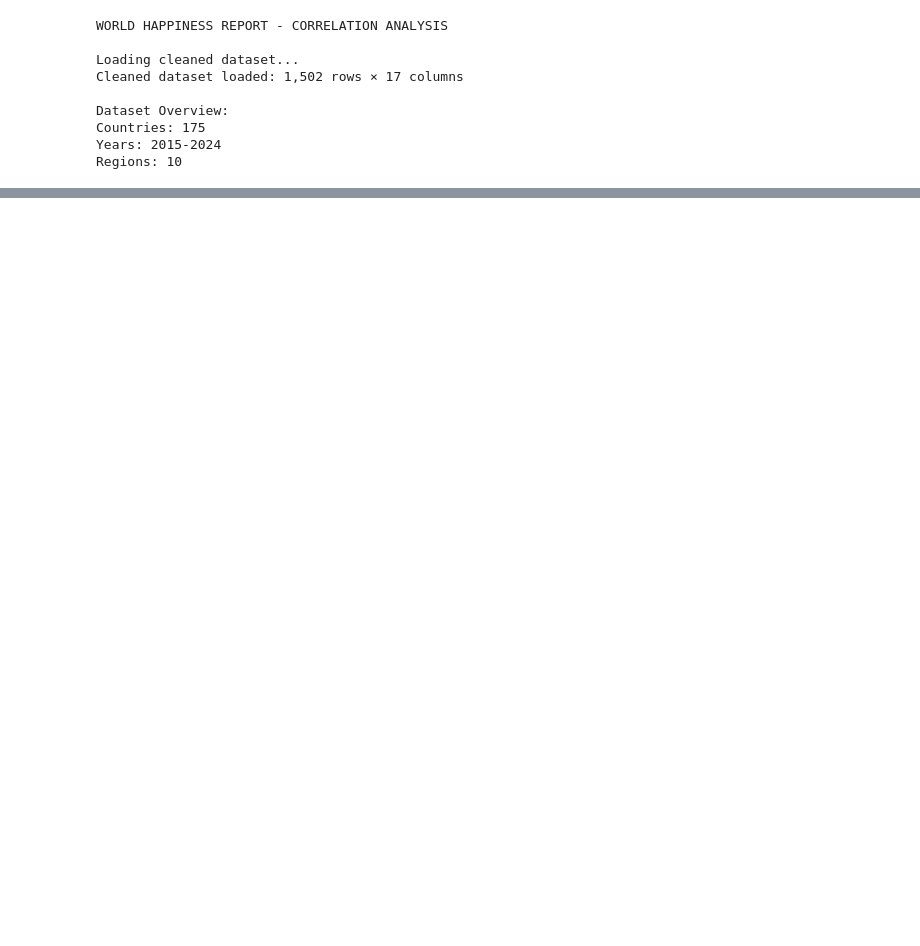
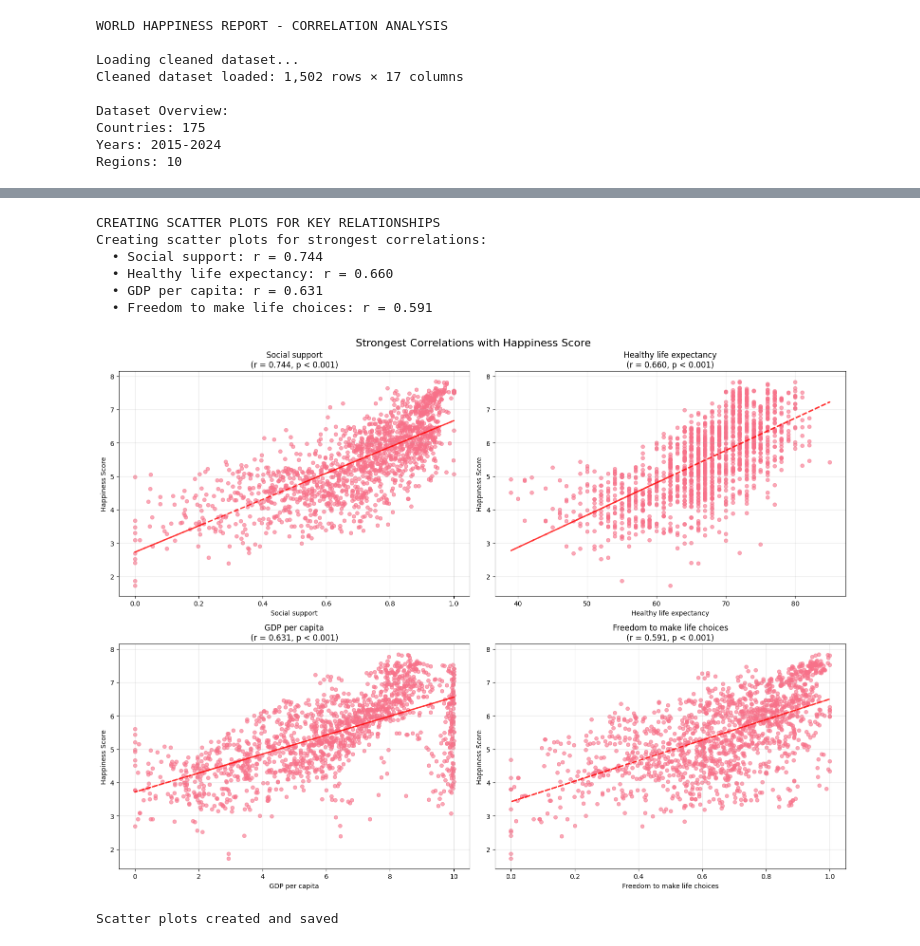
Before and after one commit to ashu-tagore/World_Happiness_Analysis, a Jupyter notebook: notebooks/03_correlation_analysis.ipynb, the cells around one changed output, grey strips where cells are left out. Cells and saved outputs as stored; diff of their text form; code cells hidden in the pictures; blank space fills up the shorter version.

```diff
--- a/notebooks/03_correlation_analysis.ipynb
+++ b/notebooks/03_correlation_analysis.ipynb
@@ -40,0 +291,51 @@ Regions: 10
+# %%
+# CELL 6: SCATTER PLOTS FOR KEY RELATIONSHIPS
+# Visualizing the strongest correlations with scatter plots
+
+print("\nCREATING SCATTER PLOTS FOR KEY RELATIONSHIPS")
+
+
+# Selecting top 4 strongest correlations for detailed visualization
+top_correlations = sig_df.head(4)
+print("Creating scatter plots for strongest correlations:")
+for _, row in top_correlations.iterrows():
+    print(f"  • {row['Factor']}: r = {row['Correlation']:.3f}")
+
+# Creating scatter plot figure
+fig, axes = plt.subplots(2, 2, figsize=(16, 12))
+fig.suptitle('Strongest Correlations with Happiness Score', fontsize=16, y=0.98)
+
+axes = axes.flatten()
+
+for i, (_, row) in enumerate(top_correlations.iterrows()):
+    factor = row['Factor']
+    correlation = row['Correlation']
+
+    # Creating scatter plot
+    axes[i].scatter(df[factor], df['Happiness score'], alpha=0.6, s=30)
+
+    # Addding regression line
+    z = np.polyfit(df[factor], df['Happiness score'], 1)
+    p = np.poly1d(z)
+    axes[i].plot(df[factor], p(df[factor]), "r--", alpha=0.8, linewidth=2)
+
+    # Customized plot
+    axes[i].set_xlabel(factor)
+    axes[i].set_ylabel('Happiness Score')
+    axes[i].set_title(f'{factor}\n(r = {correlation:.3f}, {row["Sig_Level"]})')
+    axes[i].grid(True, alpha=0.3)
+
+plt.tight_layout()
+plt.savefig('../outputs/figures/happiness_scatter_plots.png', dpi=300, bbox_inches='tight')
+plt.show()
+
+print("Scatter plots created and saved")
+# %% [output]
+CREATING SCATTER PLOTS FOR KEY RELATIONSHIPS
+Creating scatter plots for strongest correlations:
+  • Social support: r = 0.744
+  • Healthy life expectancy: r = 0.660
+  • GDP per capita: r = 0.631
+  • Freedom to make life choices: r = 0.591
+[figure, added]
+Scatter plots created and saved
```
Also changed, not shown: parts of 8 cells of this notebook, 4 other files.
